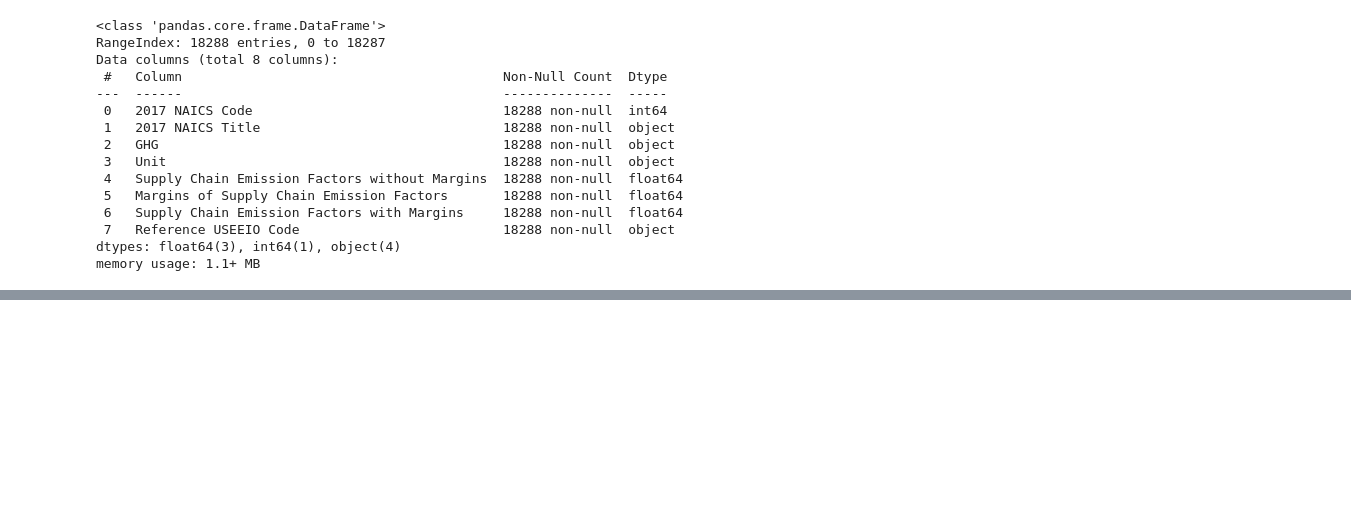
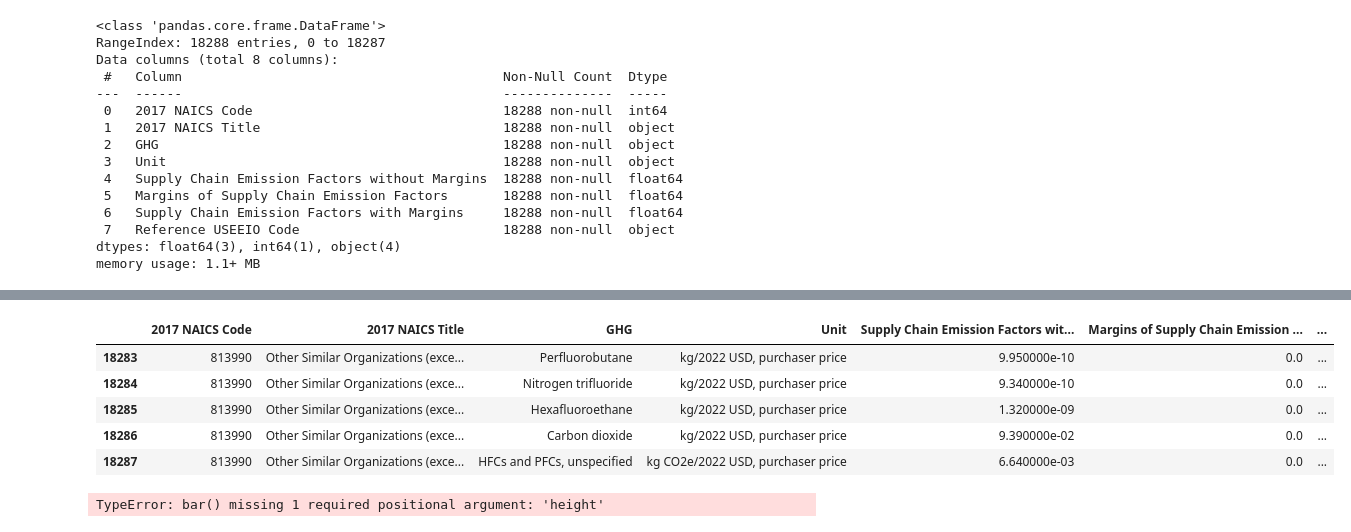
Before and after one commit to Kenneth-Hom/Kenneth_Carbon_Emissions, a Jupyter notebook: Carbon_Emission.ipynb, the cells around one changed output, grey strips where cells are left out. Cells and saved outputs as stored; diff of their text form; code cells hidden in the pictures; blank space fills up the shorter version.

```diff
--- a/Carbon_Emission.ipynb
+++ b/Carbon_Emission.ipynb
@@ -89,0 +112,9 @@ IDK
+# %%
+df.tail()
+# %% [output]
+|  | 2017 NAICS Code | 2017 NAICS Title | GHG | Unit | Supply Chain Emission Factors wit... | Margins of Supply Chain Emission ... | ... |
+| 18283 | 813990 | Other Similar Organizations (exce... | Perfluorobutane | kg/2022 USD, purchaser price | 9.950000e-10 | 0.0 | ... |
+| 18284 | 813990 | Other Similar Organizations (exce... | Nitrogen trifluoride | kg/2022 USD, purchaser price | 9.340000e-10 | 0.0 | ... |
+| 18285 | 813990 | Other Similar Organizations (exce... | Hexafluoroethane | kg/2022 USD, purchaser price | 1.320000e-09 | 0.0 | ... |
+| 18286 | 813990 | Other Similar Organizations (exce... | Carbon dioxide | kg/2022 USD, purchaser price | 9.390000e-02 | 0.0 | ... |
+| 18287 | 813990 | Other Similar Organizations (exce... | HFCs and PFCs, unspecified | kg CO2e/2022 USD, purchaser price | 6.640000e-03 | 0.0 | ... |
@@ -89,0 +123,8 @@ IDK
+# %%
+plt.bar(categories)
+plt.title("Industries Contribution to Climate Change")
+plt.xlabel("Industries")
+plt.ylabel("Contribution")
+plt.show()
+# %% [output]
+TypeError: bar() missing 1 required positional argument: 'height'
```
Also changed, not shown: parts of 10 cells of this notebook.
